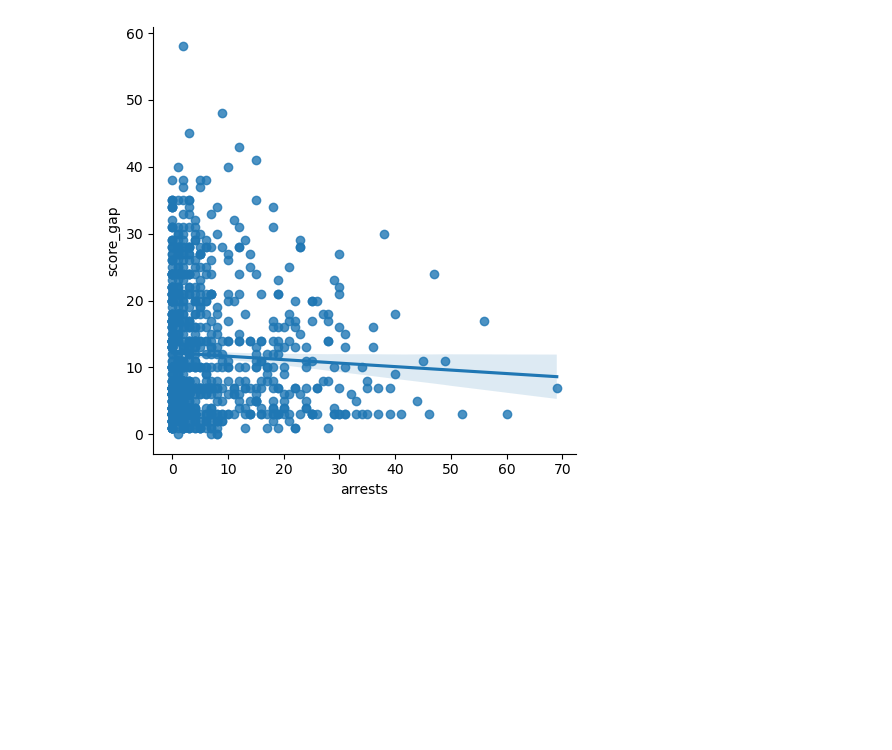
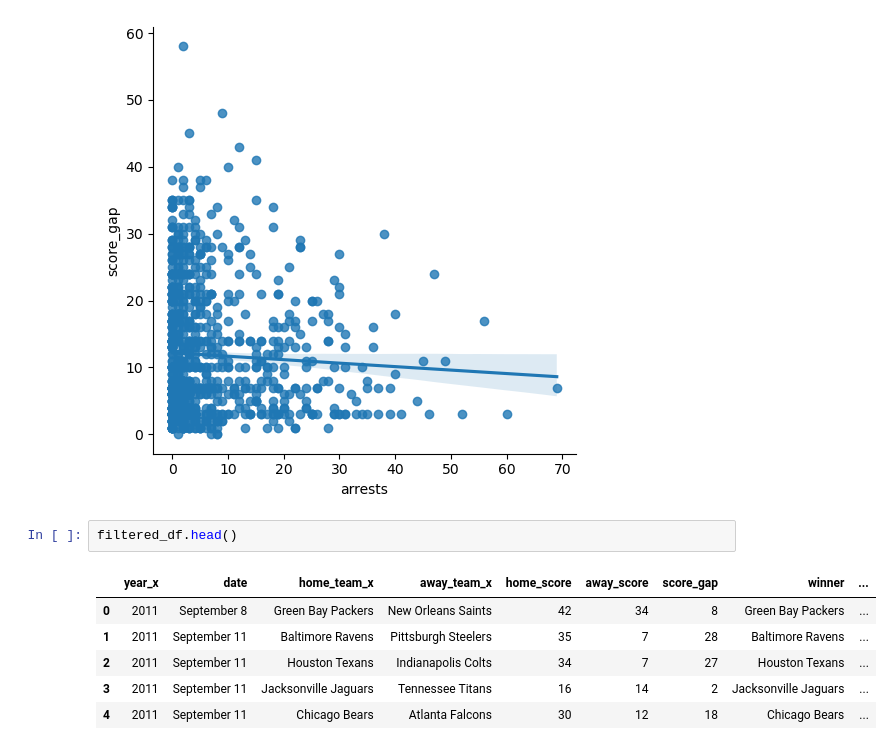
Before and after one commit to EmanPresley/SMU-Project-1-NFL-Arrests, a Jupyter notebook: Eman_work/Eman_work.ipynb, the cells around one changed output. Drawn from its saved outputs; the diff is of its cells as text; blank space fills up the shorter version.

```diff
--- a/Eman_work/Eman_work.ipynb
+++ b/Eman_work/Eman_work.ipynb
@@ -158,3 +165,12 @@ filtered_df['score_gap'].corr(filtered_df['arrests'])
 # %% [output]
 -0.052864223082118994
 [figure]
+# %%
+filtered_df.head()
+# %% [output]
+|  | year_x | date | home_team_x | away_team_x | home_score | away_score | score_gap | winner | ... |
+| 0 | 2011 | September 8 | Green Bay Packers | New Orleans Saints | 42 | 34 | 8 | Green Bay Packers | ... |
+| 1 | 2011 | September 11 | Baltimore Ravens | Pittsburgh Steelers | 35 | 7 | 28 | Baltimore Ravens | ... |
+| 2 | 2011 | September 11 | Houston Texans | Indianapolis Colts | 34 | 7 | 27 | Houston Texans | ... |
+| 3 | 2011 | September 11 | Jacksonville Jaguars | Tennessee Titans | 16 | 14 | 2 | Jacksonville Jaguars | ... |
+| 4 | 2011 | September 11 | Chicago Bears | Atlanta Falcons | 30 | 12 | 18 | Chicago Bears | ... |
```
Also changed, not shown: parts of 7 cells of this notebook.
